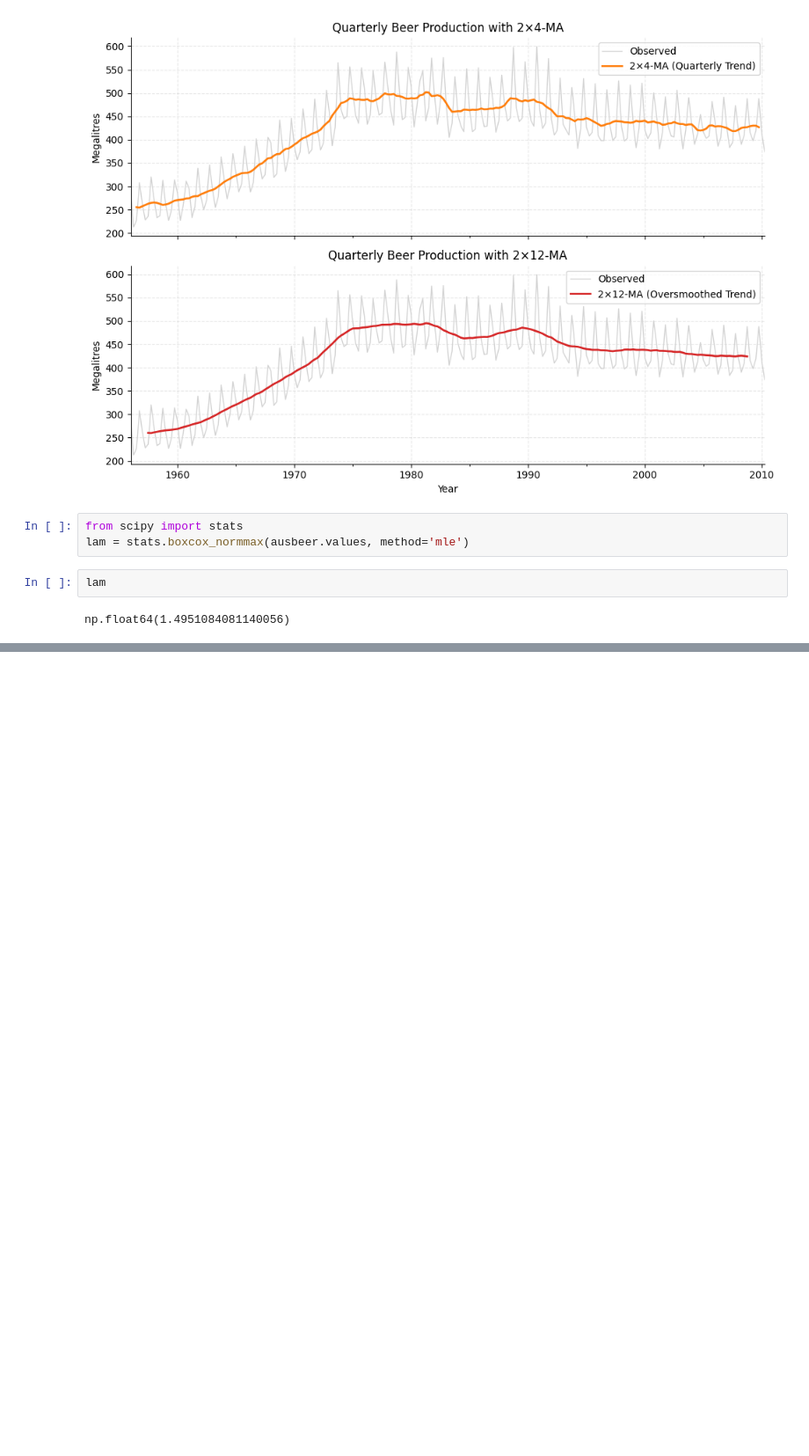
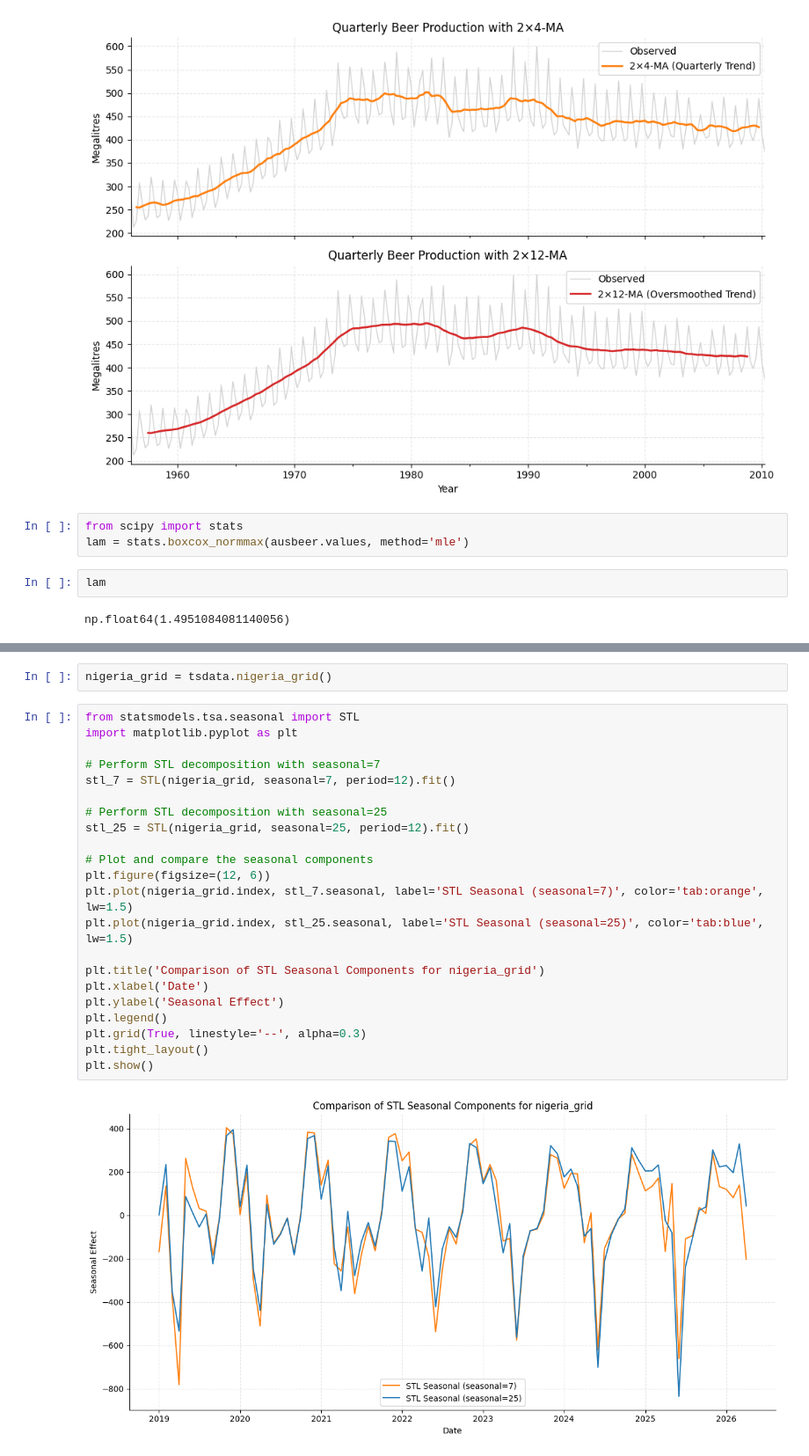
Before and after one commit to Teenold/AgentEmd, a Jupyter notebook: notebooks/lab03_decomposition_i_models_moving_averages_c.ipynb, the cells around one changed output, grey strips where cells are left out. Shown at 88% size. Cells and saved outputs as stored; diff of their text form; blank space fills up the shorter version.

```diff
--- a/notebooks/lab03_decomposition_i_models_moving_averages_c.ipynb
+++ b/notebooks/lab03_decomposition_i_models_moving_averages_c.ipynb
@@ -273,0 +303,26 @@ np.float64(4.838279073226745)
+# %%
+nigeria_grid = tsdata.nigeria_grid()
+# %%
+from statsmodels.tsa.seasonal import STL
+import matplotlib.pyplot as plt
+
+# Perform STL decomposition with seasonal=7
+stl_7 = STL(nigeria_grid, seasonal=7, period=12).fit()
+
+# Perform STL decomposition with seasonal=25
+stl_25 = STL(nigeria_grid, seasonal=25, period=12).fit()
+
+# Plot and compare the seasonal components
+plt.figure(figsize=(12, 6))
+plt.plot(nigeria_grid.index, stl_7.seasonal, label='STL Seasonal (seasonal=7)', color='tab:orange', lw=1.5)
+plt.plot(nigeria_grid.index, stl_25.seasonal, label='STL Seasonal (seasonal=25)', color='tab:blue', lw=1.5)
+
+plt.title('Comparison of STL Seasonal Components for nigeria_grid')
+plt.xlabel('Date')
+plt.ylabel('Seasonal Effect')
+plt.legend()
+plt.grid(True, linestyle='--', alpha=0.3)
+plt.tight_layout()
+plt.show()
+# %% [output]
+[figure, added]
```
Also changed, not shown: parts of 12 cells of this notebook.
